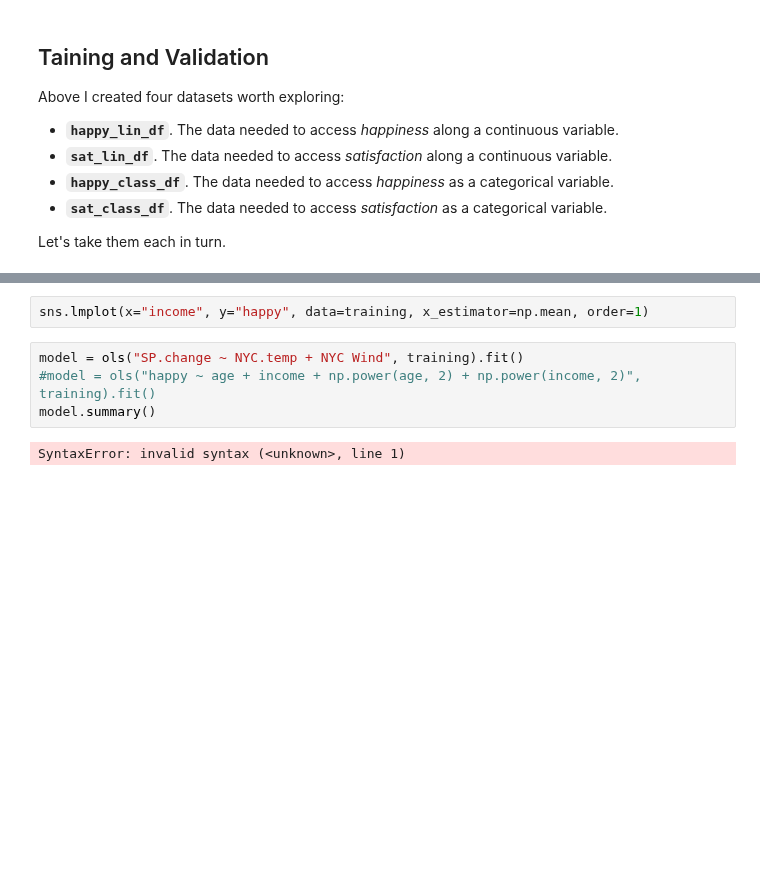
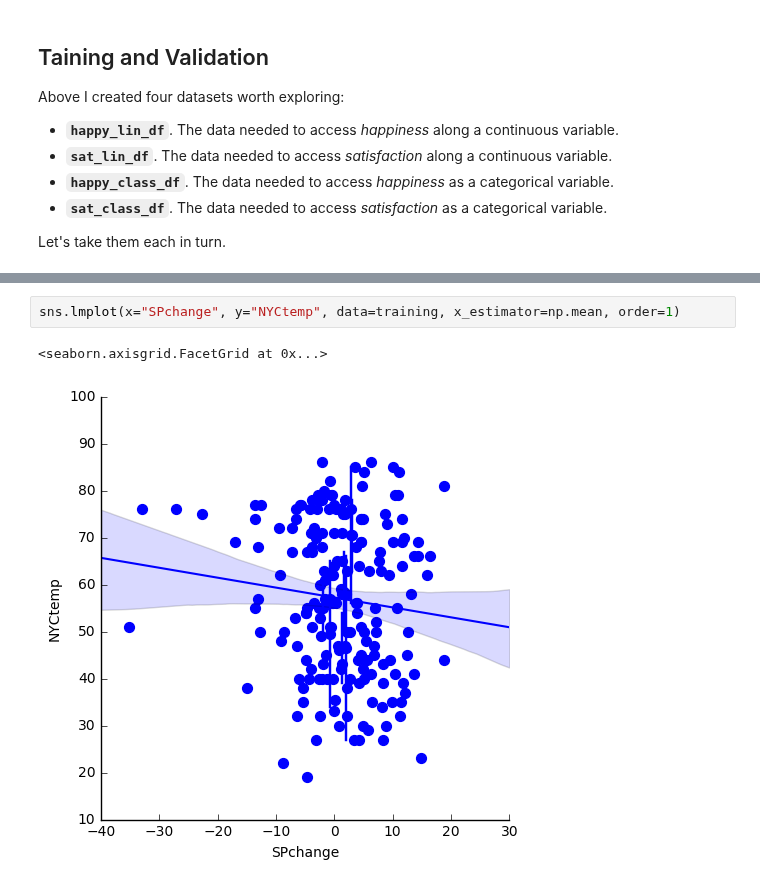
Before and after one commit to colarusso/codingthelaw, a Jupyter notebook: Fall_2017/work/JeffGitsIt/p3/code_sample_1-Copy1.ipynb, the cells around one changed output, grey strips where cells are left out. Cells and saved outputs as stored; diff of their text form; blank space fills up the shorter version.

```diff
--- a/Fall_2017/work/JeffGitsIt/p3/code_sample_1-Copy1.ipynb
+++ b/Fall_2017/work/JeffGitsIt/p3/code_sample_1-Copy1.ipynb
@@ -312,8 +189,5 @@ sns.lmplot(x="SP.change", y="NYC.precip", data=training, x_estimator=np.mean, or
 # %%
-sns.lmplot(x="income", y="happy", data=training, x_estimator=np.mean, order=1)
+sns.lmplot(x="SPchange", y="NYCtemp", data=training, x_estimator=np.mean, order=1)
+# %% [output]
+<seaborn.axisgrid.FacetGrid at 0x...>
+[figure, added]
-# %%
-model = ols("SP.change ~ NYC.temp + NYC Wind", training).fit()
-#model = ols("happy ~ age + income + np.power(age, 2) + np.power(income, 2)", training).fit()
-model.summary()
-# %% [output]
-SyntaxError: invalid syntax (<unknown>, line 1)
```
Also changed, not shown: parts of 37 cells of this notebook.
